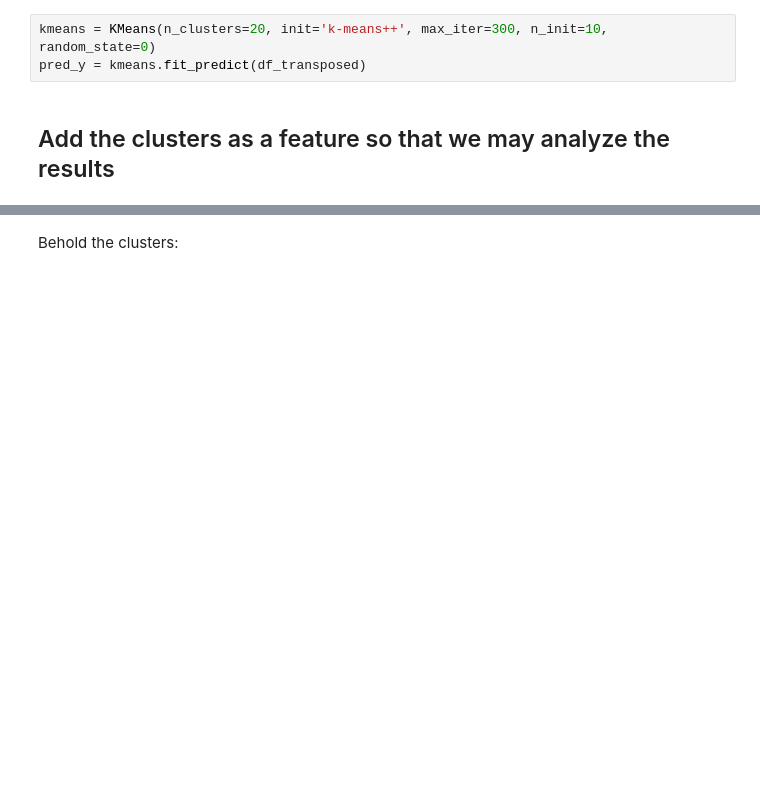
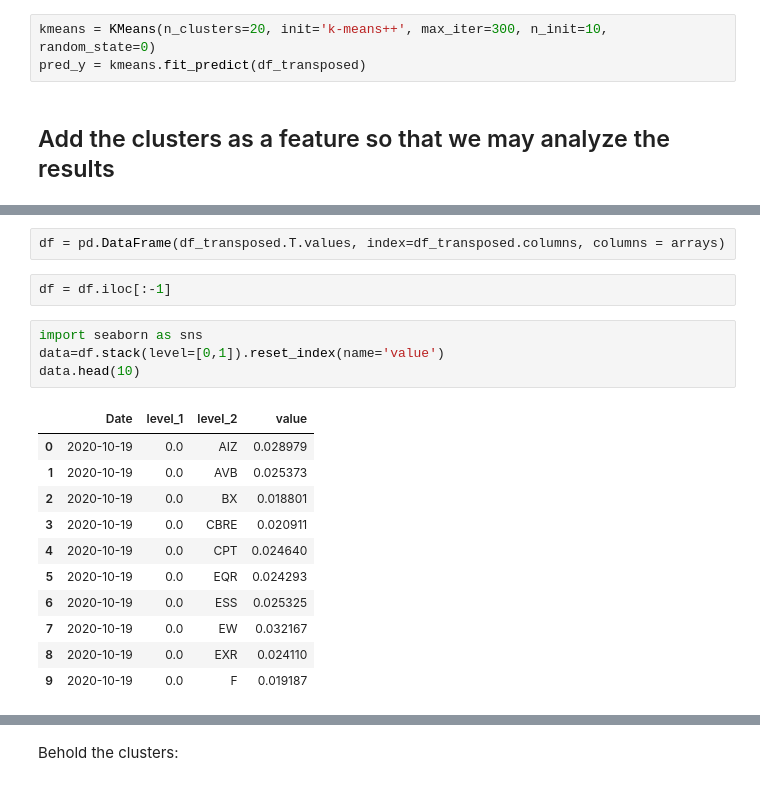
Before and after one commit to AssafBarNatan/SP500-clustering, a Jupyter notebook: l2_normalized_clustering.ipynb, the cells around one changed output, grey strips where cells are left out. Drawn from its saved outputs; the diff is of its cells as text; blank space fills up the shorter version.

```diff
--- a/l2_normalized_clustering.ipynb
+++ b/l2_normalized_clustering.ipynb
@@ -155 +191,21 @@ pred_y = kmeans.fit_predict(df_transposed)
+# %%
+df = pd.DataFrame(df_transposed.T.values, index=df_transposed.columns, columns = arrays)
+# %%
+df = df.iloc[:-1]
+# %%
+import seaborn as sns
+data=df.stack(level=[0,1]).reset_index(name='value')
+data.head(10)
+# %% [output]
+|  | Date | level_1 | level_2 | value |
+| 0 | 2020-10-19 | 0.0 | AIZ | 0.028979 |
+| 1 | 2020-10-19 | 0.0 | AVB | 0.025373 |
+| 2 | 2020-10-19 | 0.0 | BX | 0.018801 |
+| 3 | 2020-10-19 | 0.0 | CBRE | 0.020911 |
+| 4 | 2020-10-19 | 0.0 | CPT | 0.024640 |
+| 5 | 2020-10-19 | 0.0 | EQR | 0.024293 |
+| 6 | 2020-10-19 | 0.0 | ESS | 0.025325 |
+| 7 | 2020-10-19 | 0.0 | EW | 0.032167 |
+| 8 | 2020-10-19 | 0.0 | EXR | 0.024110 |
+| 9 | 2020-10-19 | 0.0 | F | 0.019187 |
 # %%
```
Also changed, not shown: parts of 17 cells of this notebook, 2 other files.
